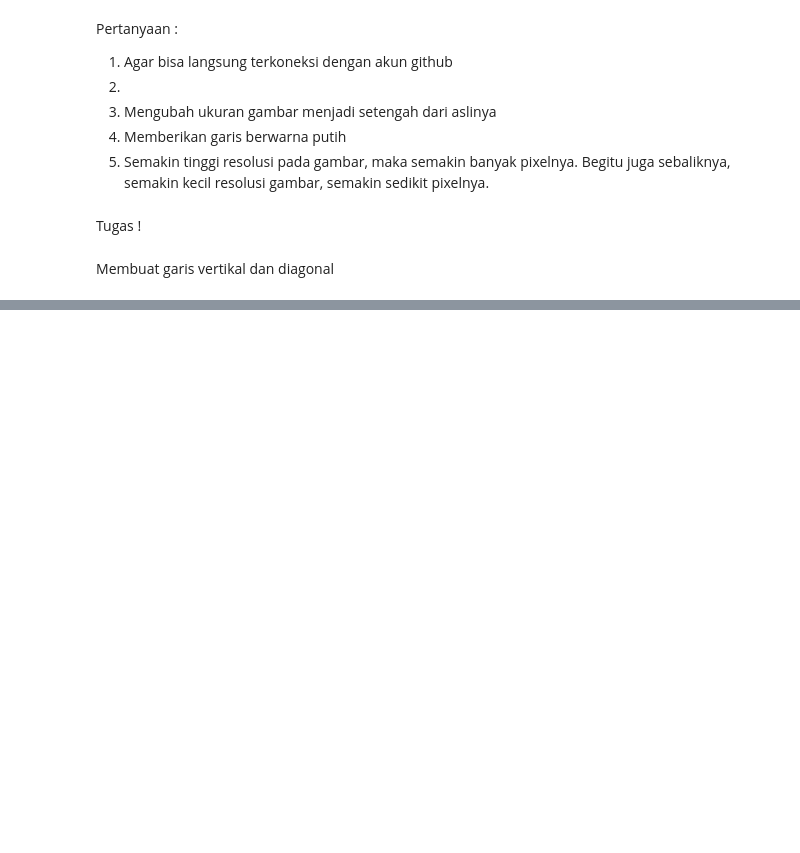
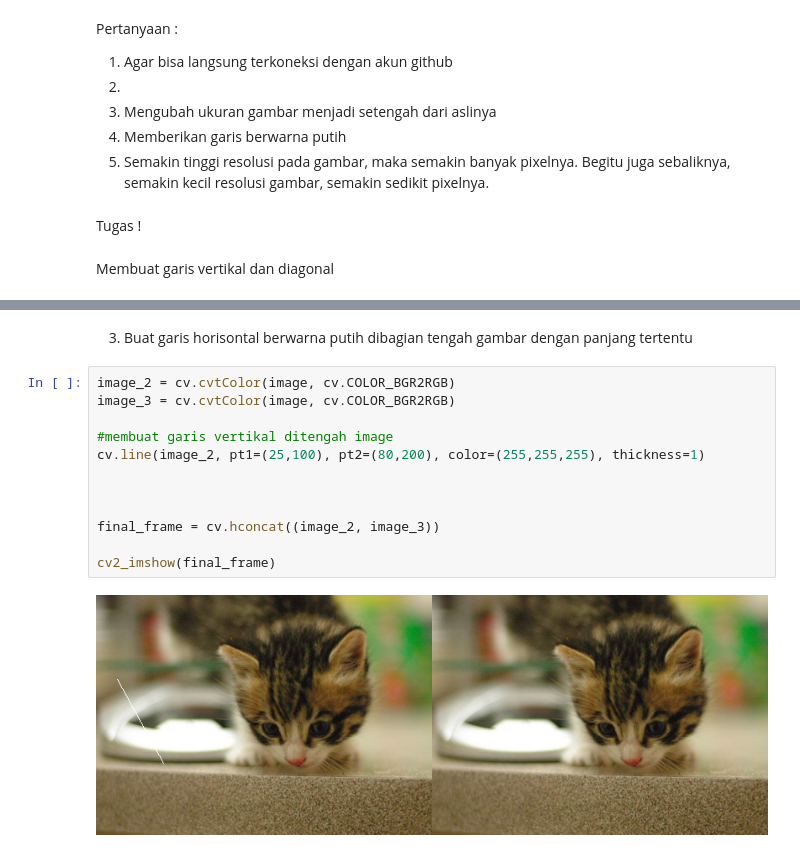
Before and after one commit to AcimGithub/PCVK_Genap_2023, a Jupyter notebook: Week1.ipynb, the cells around one changed output, grey strips where cells are left out. Drawn from its saved outputs; the diff is of its cells as text; blank space fills up the shorter version.

```diff
--- a/Week1.ipynb
+++ b/Week1.ipynb
@@ -92,0 +93,17 @@ cv2_imshow(final_frame)
+# %% [markdown]
+3. Buat garis horisontal berwarna putih dibagian tengah gambar dengan panjang
+tertentu
+# %%
+image_2 = cv.cvtColor(image, cv.COLOR_BGR2RGB)
+image_3 = cv.cvtColor(image, cv.COLOR_BGR2RGB)
+
+#membuat garis vertikal ditengah image
+cv.line(image_2, pt1=(25,100), pt2=(80,200), color=(255,255,255), thickness=1)
+
+
+
+final_frame = cv.hconcat((image_2, image_3))
+
+cv2_imshow(final_frame)
+# %% [output]
+[figure, added]
```
Also changed, not shown: parts of 7 cells of this notebook.
